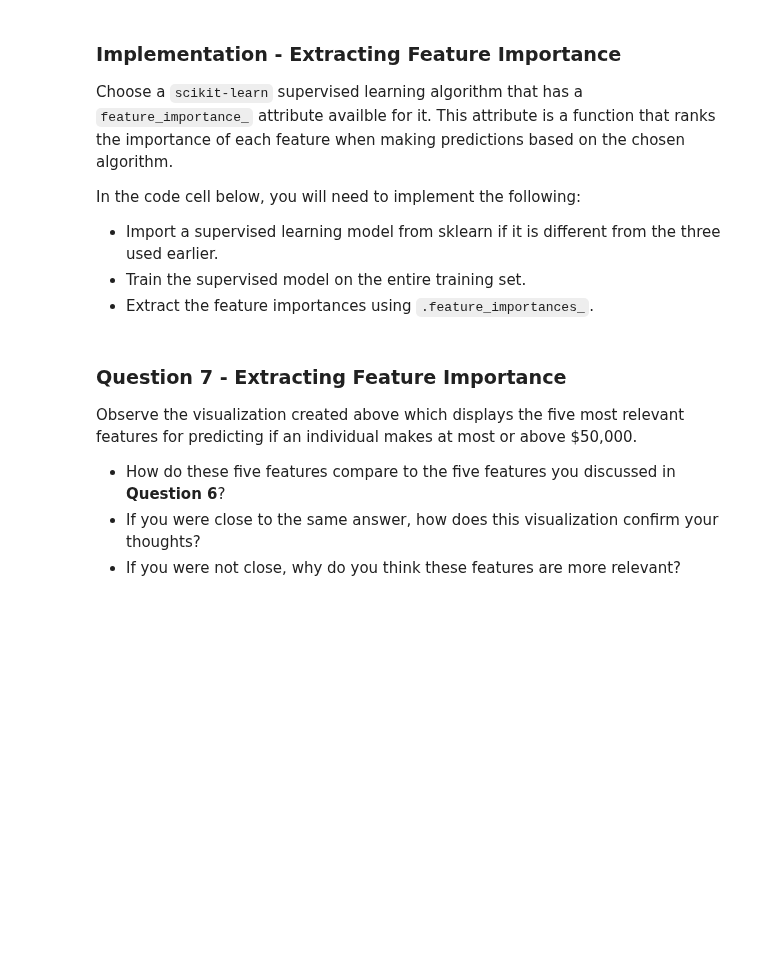
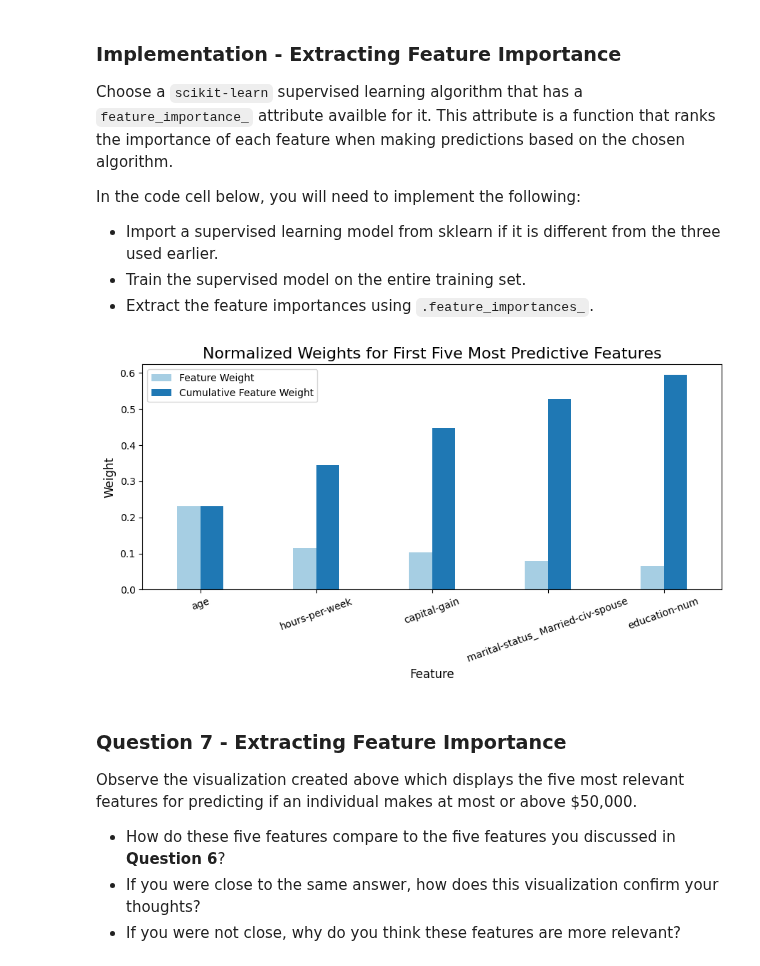
Before and after one commit to Greg-Pina/Udacity_DataAnalyst_NanoDegree, a Jupyter notebook: D499 - Machine Learning/Supervised Learning Project - Charity ML/finding_donors.ipynb, the cells around one changed output. Cells and saved outputs as stored; diff of their text form; code cells hidden in the pictures; blank space fills up the shorter version.

```diff
--- a/D499 - Machine Learning/Supervised Learning Project - Charity ML/finding_donors.ipynb
+++ b/D499 - Machine Learning/Supervised Learning Project - Charity ML/finding_donors.ipynb
@@ -629,17 +640,20 @@ In the code cell below, you will need to implement the following:
  - Train the supervised model on the entire training set.
  - Extract the feature importances using `.feature_importances_`.
 # %%
-# TODO: Import a supervised learning model that has 'feature_importances_'
+# Import a supervised learning model that has 'feature_importances_'
+from sklearn.ensemble import RandomForestClassifier
 
+# Train the supervised model on the entire training set
+model = RandomForestClassifier(random_state=42)
+model.fit(X_train, y_train)
 
-# TODO: Train the supervised model on the training set using .fit(X_train, y_train)
-model = None
+# Extract the feature importances using .feature_importances_
+importances = model.feature_importances_
 
-# TODO: Extract the feature importances using .feature_importances_
-importances = None
-
-# Plot
+# Plot the feature importances using the provided visualization function
 vs.feature_plot(importances, X_train, y_train)
+# %% [output]
+[figure, added]
 # %% [markdown]
 ### Question 7 - Extracting Feature Importance
 
```
Also changed, not shown: parts of 9 cells of this notebook, 1 other file.
